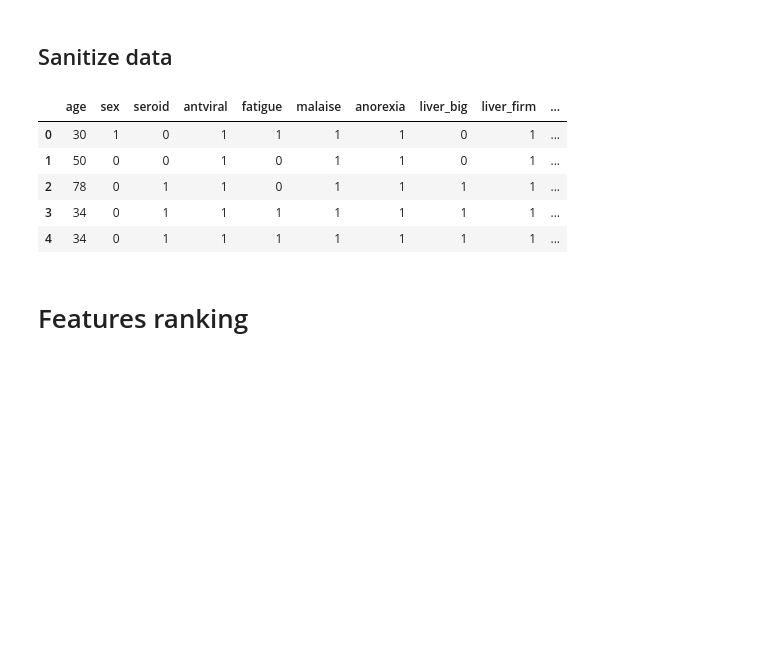
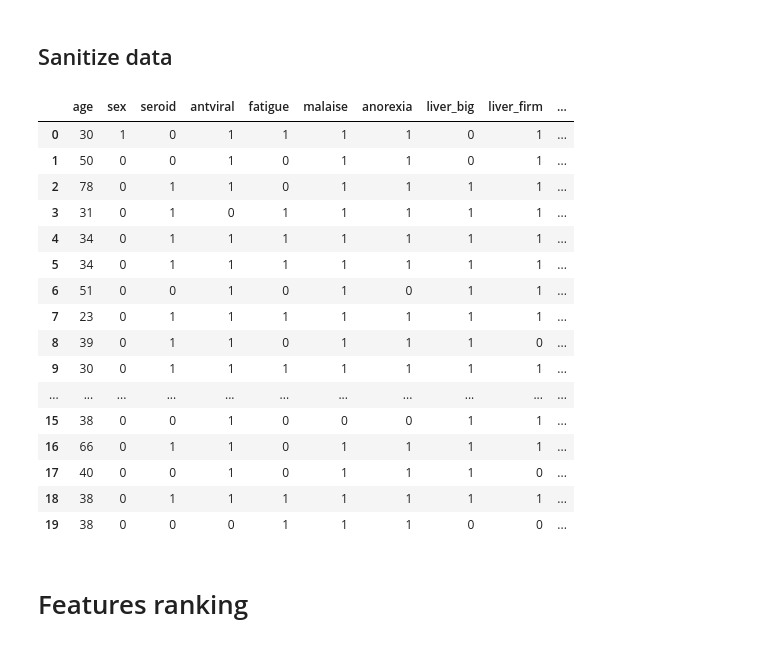
Before and after one commit to werd0n4/hepatitis_neural_network_classifier, a Jupyter notebook: main.ipynb, the cells around one changed output. Cells and saved outputs as stored; diff of their text form; code cells hidden in the pictures; blank space fills up the shorter version.

```diff
--- a/main.ipynb
+++ b/main.ipynb
@@ -23,31 +27,59 @@ columns_to_drop = ['alk_phosphate', 'protime']
 df = pd.read_csv(data_path, names=columns)
 # %% [markdown]
 ## Sanitize data
-# %%
-# drop columns with many empty records
-df = df.drop(columns_to_drop, axis=1)
-# mark '?' as NaN
-df = df[df != '?']
-# drop NaN
-df = df.dropna()
-df = df.reset_index(drop=True)
-# convert 'Object' type to floats and ints
-df[['bilirubin', 'sgot', 'albumin']] = df[['bilirubin', 'sgot', 'albumin']].astype('float')
-df[['class', 'sex', 'seroid', 'antviral', 'fatigue', 'malaise', 'anorexia', 'liver_big', 'liver_firm', 'spleen_palpable', 'spiders', 'ascites', 'varices', 'histology']] = df[['class', 'sex', 'seroid', 'antviral', 'fatigue', 'malaise', 'anorexia', 'liver_big', 'liver_firm', 'spleen_palpable', 'spiders', 'ascites', 'varices', 'histology']].astype(int)
-# replace class marks
-df.replace({1: 0, 2: 1}, inplace=True)
-# divdie df to X and y sets
-X = df.drop(['class'], axis=1)
-y = df['class']
-
-X.head()
-# %% [output]
-|  | age | sex | seroid | antviral | fatigue | malaise | anorexia | liver_big | liver_firm | ... |
-| 0 | 30 | 1 | 0 | 1 | 1 | 1 | 1 | 0 | 1 | ... |
-| 1 | 50 | 0 | 0 | 1 | 0 | 1 | 1 | 0 | 1 | ... |
-| 2 | 78 | 0 | 1 | 1 | 0 | 1 | 1 | 1 | 1 | ... |
-| 3 | 34 | 0 | 1 | 1 | 1 | 1 | 1 | 1 | 1 | ... |
-| 4 | 34 | 0 | 1 | 1 | 1 | 1 | 1 | 1 | 1 | ... |
+# %%
+df = df.replace(to_replace="?", value="-1")
+df = df.reset_index(drop=True)
+
+# convert 'Object' type to floats and ints'
+for column in columns_with_types:
+    col_name, col_type = column
+    df[col_name] = df[col_name].astype(col_type)
+
+# replace class marks
+df.replace({1: 0, 2: 1}, inplace=True)
+
+# replace empty cells with expected value for a given column
+for column in columns_with_types:
+    col_name, col_type = column
+    expected_value = -1
+    if col_type is float:
+        sum = df[df[col_name].astype("float") >= 0.0].sum()[col_name]
+        count = len(df[df[col_name].astype("float") >= 0.0])
+        expected_value = sum / float(count)
+    else:
+        false_count = len(df[df[col_name] == 0])
+        true_count = len(df[df[col_name] == 1])
+        expected_value = 0 if false_count > true_count else 1
+    df[col_name] = df[col_name].replace(to_replace=col_type(-1), value=expected_value)
+
+
+# drop columns with many empty records
+# df = df.drop(columns_to_drop, axis=1)
+
+# divdie df to X and y sets
+X = df.drop(['class'], axis=1)
+y = df['class']
+
+X.head(20)
+# %% [output]
+|  | age | sex | seroid | antviral | fatigue | malaise | anorexia | liver_big | liver_firm | ... |
+| 0 | 30 | 1 | 0 | 1 | 1 | 1 | 1 | 0 | 1 | ... |
+| 1 | 50 | 0 | 0 | 1 | 0 | 1 | 1 | 0 | 1 | ... |
+| 2 | 78 | 0 | 1 | 1 | 0 | 1 | 1 | 1 | 1 | ... |
+| 3 | 31 | 0 | 1 | 0 | 1 | 1 | 1 | 1 | 1 | ... |
+| 4 | 34 | 0 | 1 | 1 | 1 | 1 | 1 | 1 | 1 | ... |
+| 5 | 34 | 0 | 1 | 1 | 1 | 1 | 1 | 1 | 1 | ... |
+| 6 | 51 | 0 | 0 | 1 | 0 | 1 | 0 | 1 | 1 | ... |
+| 7 | 23 | 0 | 1 | 1 | 1 | 1 | 1 | 1 | 1 | ... |
+| 8 | 39 | 0 | 1 | 1 | 0 | 1 | 1 | 1 | 0 | ... |
+| 9 | 30 | 0 | 1 | 1 | 1 | 1 | 1 | 1 | 1 | ... |
+| ... | ... | ... | ... | ... | ... | ... | ... | ... | ... | ... |
+| 15 | 38 | 0 | 0 | 1 | 0 | 0 | 0 | 1 | 1 | ... |
+| 16 | 66 | 0 | 1 | 1 | 0 | 1 | 1 | 1 | 1 | ... |
+| 17 | 40 | 0 | 0 | 1 | 0 | 1 | 1 | 1 | 0 | ... |
+| 18 | 38 | 0 | 1 | 1 | 1 | 1 | 1 | 1 | 1 | ... |
+| 19 | 38 | 0 | 0 | 0 | 1 | 1 | 1 | 0 | 0 | ... |
 # %% [markdown]
 # Features ranking
 # %%
```
Also changed, not shown: parts of 3 cells of this notebook, 1 other file.
